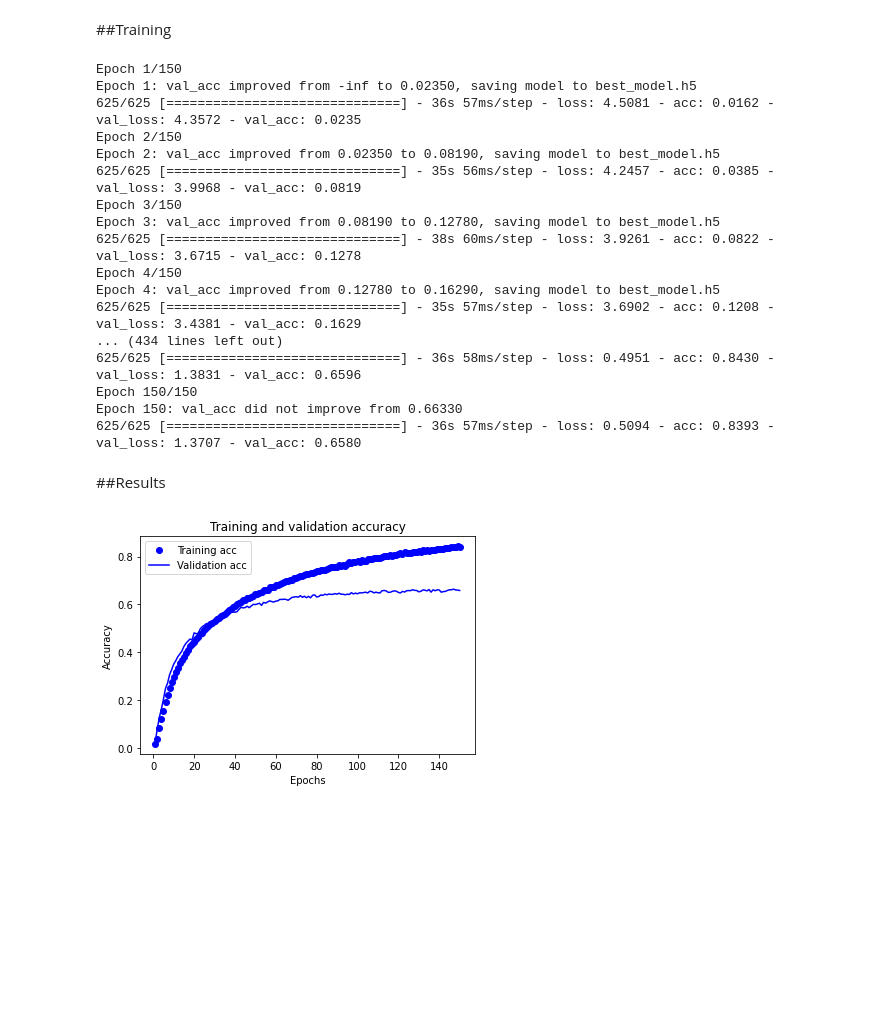
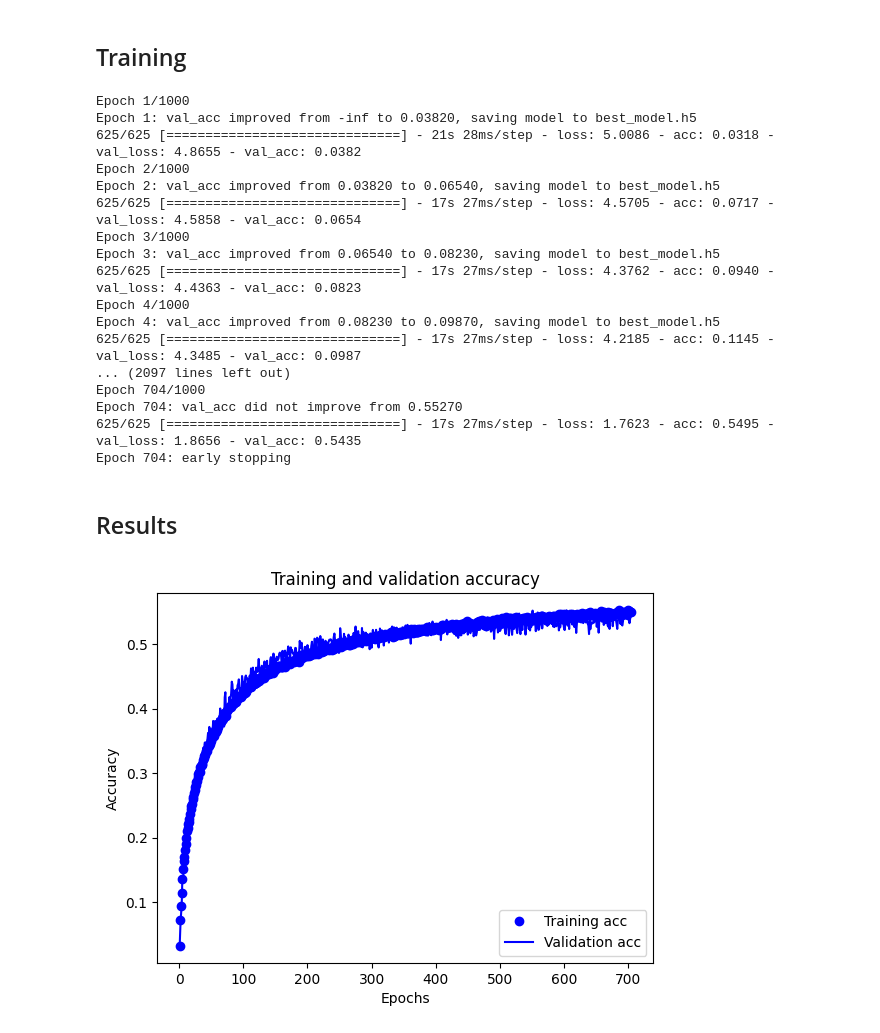
Before and after one commit to geo-tp/Keras-Colaboratory-Models, a Jupyter notebook: cifar100_convnets.ipynb, the cells around one changed output. Cells and saved outputs as stored; diff of their text form; code cells hidden in the pictures; blank space fills up the shorter version.

```diff
--- a/cifar100_convnets.ipynb
+++ b/cifar100_convnets.ipynb
@@ -28,31 +30,34 @@ plt.imshow(img)
 
 # Processing data
 x_train = x_train.astype("float32") / 255
+x_test = x_test.astype("float32") / 255
 y_train = keras.utils.to_categorical(y_train)
-x_test = x_test.astype("float32") / 255
 y_test = keras.utils.to_categorical(y_test)
 
 batch_size = 64
 
 # Data augmentation to generates img variation
-data_gen = ImageDataGenerator(
+train_gen = ImageDataGenerator(
             shear_range=0.2,
             zoom_range=0.2,
             validation_split=0.2,
             horizontal_flip=True,
-            featurewise_center=True,
             width_shift_range=0.1)
 
-data_gen.fit(x_train)
+val_gen = ImageDataGenerator(validation_split=0.2)
 
 # train and validation data generators
-train_data_gen = data_gen.flow(x_train, y_train,
+train_data_gen = train_gen.flow(x_train, y_train,
                                batch_size=batch_size,
                                subset="training",
-                               shuffle=True)
+                               shuffle=True,
+                               seed=111)
 
-validation_data_gen = data_gen.flow(x_train, y_train,
+validation_data_gen = val_gen.flow(x_train, y_train,
                                batch_size=batch_size,
                                shuffle=False,
-                               subset="validation")
+                               subset="validation",
+                               seed=111)
+
+batch_size = 64
 # %% [output]
@@ -123,41 +140,41 @@ Non-trainable params: 0
 _________________________________________________________________
 # %% [markdown]
-##Training
+## Training
 # %%
 # CALLBACK - Control iterations and save the best model possible
 
 # Stop iterations regarding to accuracy value
-early_stop = EarlyStopping(monitor='val_acc', mode='max', verbose=1, patience=20)
+early_stop = EarlyStopping(monitor='val_acc', mode='max', verbose=1, patience=100)
 
 # Saving model at each epoch if values are better than the previous one
 model_checkpoint = ModelCheckpoint('best_model.h5', monitor='val_acc', mode='max', save_best_only=True, verbose=1)
 # %%
 # TRAINING
 
-epochs = 150
+epochs = 1000
 history = model.fit(
     train_data_gen,
     validation_data=validation_data_gen,
-    callbacks=[model_checkpoint],
+    callbacks=[model_checkpoint, early_stop],
     epochs=epochs,
     batch_size=batch_size)
 # %% [output]
-Epoch 1/150
-Epoch 1: val_acc improved from -inf to 0.02350, saving model to best_model.h5
-625/625 [==============================] - 36s 57ms/step - loss: 4.5081 - acc: 0.0162 - val_loss: 4.3572 - val_acc: 0.0235
-Epoch 2/150
-Epoch 2: val_acc improved from 0.02350 to 0.08190, saving model to best_model.h5
-625/625 [==============================] - 35s 56ms/step - loss: 4.2457 - acc: 0.0385 - val_loss: 3.9968 - val_acc: 0.0819
-Epoch 3/150
-Epoch 3: val_acc improved from 0.08190 to 0.12780, saving model to best_model.h5
-625/625 [==============================] - 38s 60ms/step - loss: 3.9261 - acc: 0.0822 - val_loss: 3.6715 - val_acc: 0.1278
-Epoch 4/150
-Epoch 4: val_acc improved from 0.12780 to 0.16290, saving model to best_model.h5
-625/625 [==============================] - 35s 57ms/step - loss: 3.6902 - acc: 0.1208 - val_loss: 3.4381 - val_acc: 0.1629
-... (434 lines left out)
-625/625 [==============================] - 36s 58ms/step - loss: 0.4951 - acc: 0.8430 - val_loss: 1.3831 - val_acc: 0.6596
-Epoch 150/150
-Epoch 150: val_acc did not improve from 0.66330
-625/625 [==============================] - 36s 57ms/step - loss: 0.5094 - acc: 0.8393 - val_loss: 1.3707 - val_acc: 0.6580
+Epoch 1/1000
+Epoch 1: val_acc improved from -inf to 0.03820, saving model to best_model.h5
+625/625 [==============================] - 21s 28ms/step - loss: 5.0086 - acc: 0.0318 - val_loss: 4.8655 - val_acc: 0.0382
+Epoch 2/1000
+Epoch 2: val_acc improved from 0.03820 to 0.06540, saving model to best_model.h5
+625/625 [==============================] - 17s 27ms/step - loss: 4.5705 - acc: 0.0717 - val_loss: 4.5858 - val_acc: 0.0654
+Epoch 3/1000
+Epoch 3: val_acc improved from 0.06540 to 0.08230, saving model to best_model.h5
+625/625 [==============================] - 17s 27ms/step - loss: 4.3762 - acc: 0.0940 - val_loss: 4.4363 - val_acc: 0.0823
+Epoch 4/1000
+Epoch 4: val_acc improved from 0.08230 to 0.09870, saving model to best_model.h5
+625/625 [==============================] - 17s 27ms/step - loss: 4.2185 - acc: 0.1145 - val_loss: 4.3485 - val_acc: 0.0987
+... (2097 lines left out)
+Epoch 704/1000
+Epoch 704: val_acc did not improve from 0.55270
+625/625 [==============================] - 17s 27ms/step - loss: 1.7623 - acc: 0.5495 - val_loss: 1.8656 - val_acc: 0.5435
+Epoch 704: early stopping
 # %% [markdown]
-##Results
+## Results
@@ -164,19 +186,19 @@ Epoch 150: val_acc did not improve from 0.66330
 # %%
 # LOG ACCURACY RESULTS
 
 history_dict = history.history
 acc_values = history_dict['acc']
 val_acc_values = history_dict['val_acc']
-epochs_range = range(1, epochs + 1)
+epochs_range = range(1, 705)
 plt.plot(epochs_range, acc_values, 'bo', label='Training acc')
 plt.plot(epochs_range, val_acc_values, 'b', label='Validation acc')
 plt.title('Training and validation accuracy')
 plt.xlabel('Epochs')
 plt.ylabel('Accuracy')
 plt.legend()
 plt.show()
 # %% [output]
-[figure, old version]
+[figure, new version]
 # %%
 # LOG LOSS RESULTS
 
```
Also changed, not shown: parts of 10 cells of this notebook.
